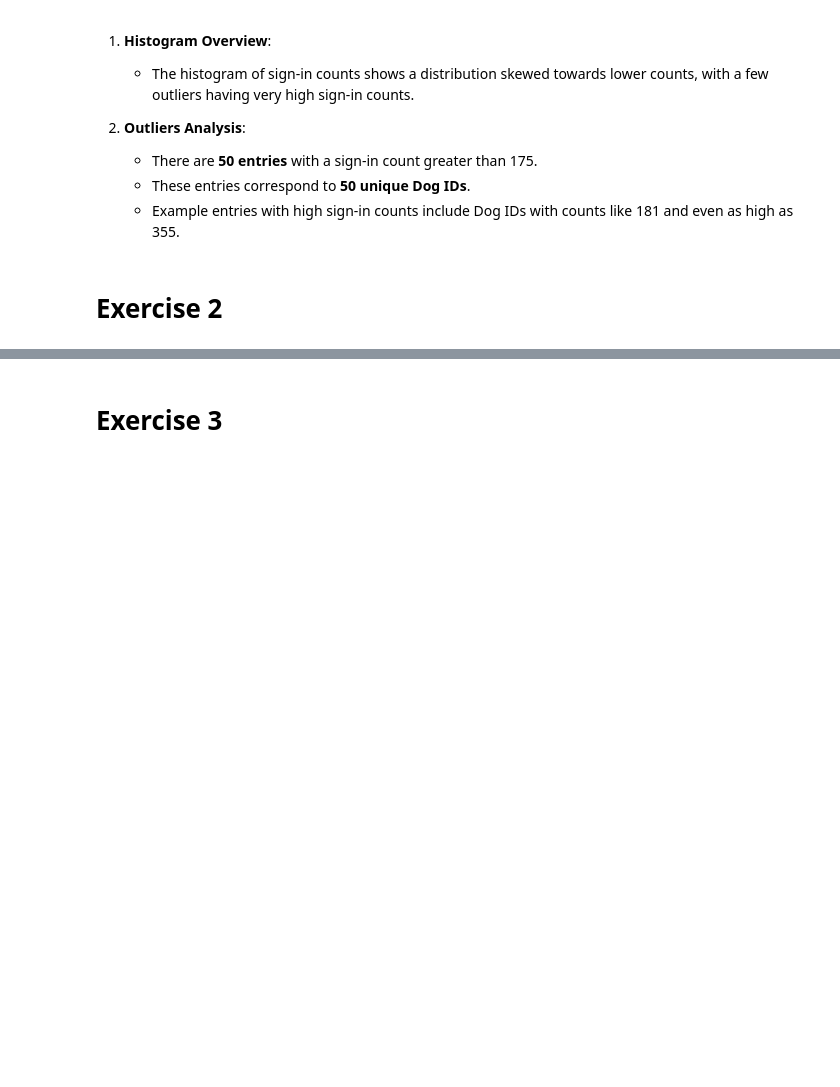
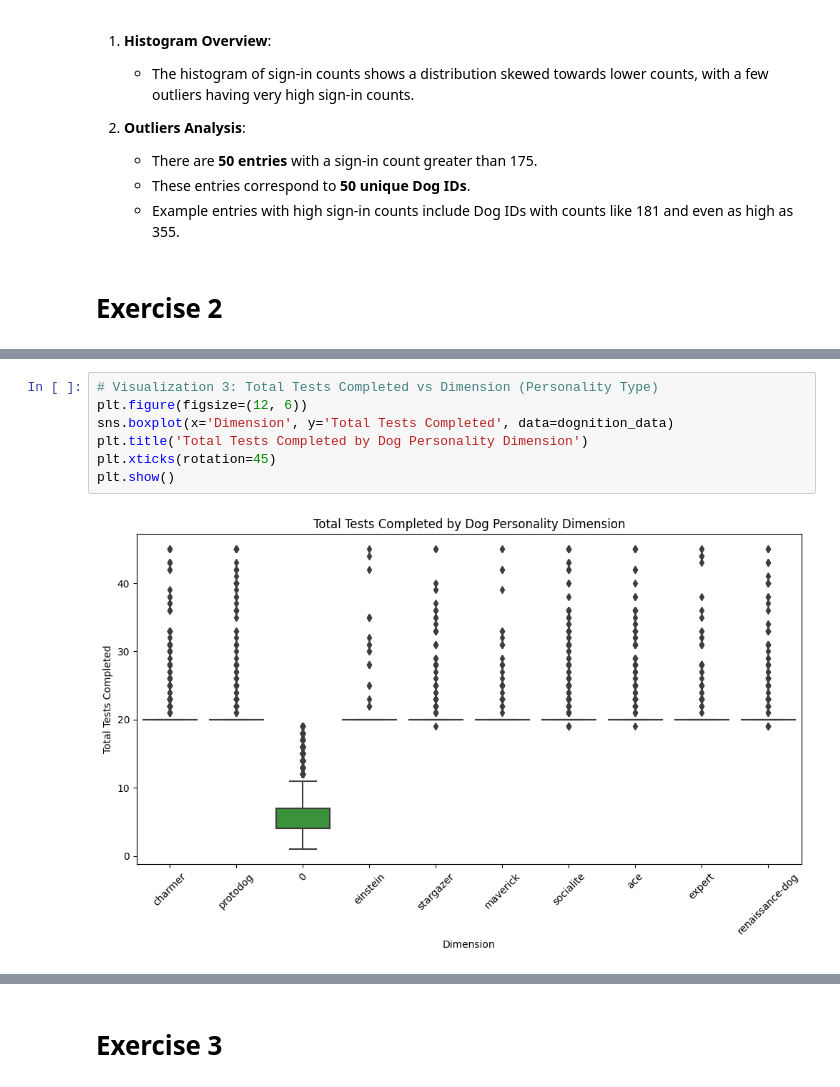
Before and after one commit to peyman886/Data_Visualization, a Jupyter notebook: HW4/Visualization_HW4.ipynb, the cells around one changed output, grey strips where cells are left out. Cells and saved outputs as stored; diff of their text form; blank space fills up the shorter version.

```diff
--- a/HW4/Visualization_HW4.ipynb
+++ b/HW4/Visualization_HW4.ipynb
@@ -153,0 +187,9 @@ outlier_signins_count, outlier_dog_ids, outlier_signins[['Dog ID', 'Sign_in_Coun
+# %%
+# Visualization 3: Total Tests Completed vs Dimension (Personality Type)
+plt.figure(figsize=(12, 6))
+sns.boxplot(x='Dimension', y='Total Tests Completed', data=dognition_data)
+plt.title('Total Tests Completed by Dog Personality Dimension')
+plt.xticks(rotation=45)
+plt.show()
+# %% [output]
+[figure, added]
```
Also changed, not shown: parts of 6 cells of this notebook.
